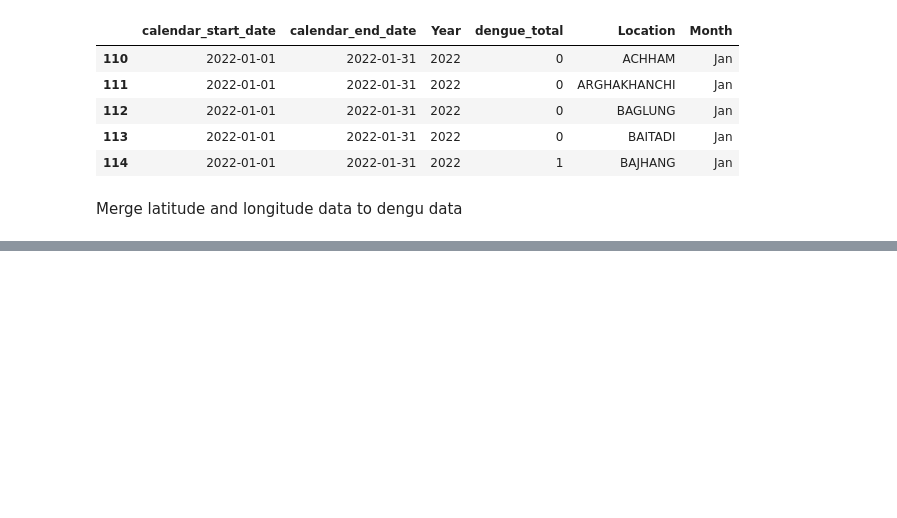
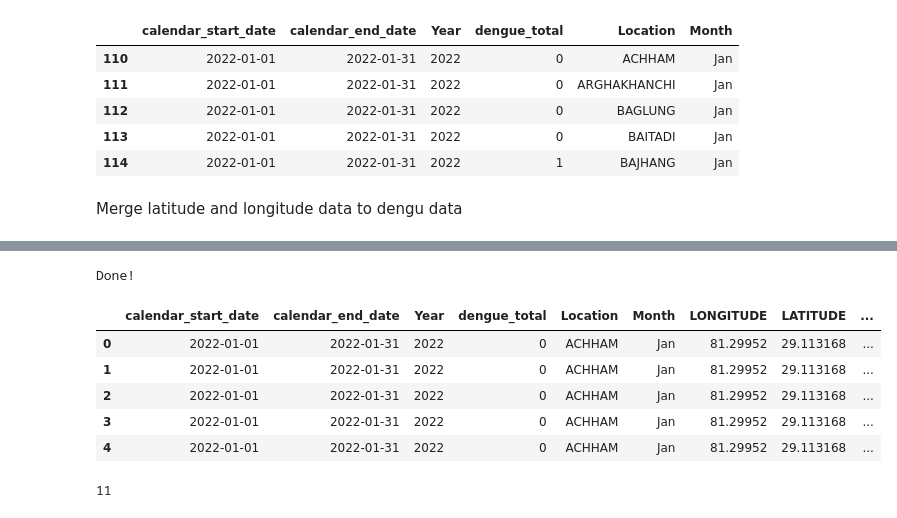
Before and after one commit to piyushshrestha55/ML_GROUP_ASSIGNMENT, a Jupyter notebook: modules/clean.ipynb, the cells around one changed output, grey strips where cells are left out. Cells and saved outputs as stored; diff of their text form; code cells hidden in the pictures; blank space fills up the shorter version.

```diff
--- a/modules/clean.ipynb
+++ b/modules/clean.ipynb
@@ -246,0 +253,14 @@ merged_df.to_csv("../datasets/merged_data.csv", index=False)
+# %%
+merged_df = merged_df.dropna(subset=["LATITUDE", "LONGITUDE"])
+
+merged_df["calendar_start_date"] = pd.to_datetime(
+    merged_df["calendar_start_date"],
+    errors="coerce"
+)
+
+merged_df["calendar_end_date"] = pd.to_datetime(
+    merged_df["calendar_end_date"],
+    errors="coerce"
+)
+
+print(merged_df[["calendar_start_date", "calendar_end_date"]].dtypes)
@@ -246,0 +336,7 @@ merged_df.to_csv("../datasets/merged_data.csv", index=False)
+# %%
+weather_data = get_weather_summary(
+    merged_df["calendar_start_date"],
+    merged_df["calendar_end_date"],
+    merged_df["LATITUDE"],
+    merged_df["LONGITUDE"]
+)
@@ -246,0 +361,22 @@ merged_df.to_csv("../datasets/merged_data.csv", index=False)
+# %%
+final_df = pd.merge(
+    merged_df,
+    weather_data,
+    left_on=[
+        "LATITUDE",
+        "LONGITUDE",
+    ],
+    right_on=["latitude", "longitude",],
+    how="left",
+)
+
+print("\nDone!")
+final_df.head()
+# %% [output]
+Done!
+|  | calendar_start_date | calendar_end_date | Year | dengue_total | Location | Month | LONGITUDE | LATITUDE | ... |
+| 0 | 2022-01-01 | 2022-01-31 | 2022 | 0 | ACHHAM | Jan | 81.29952 | 29.113168 | ... |
+| 1 | 2022-01-01 | 2022-01-31 | 2022 | 0 | ACHHAM | Jan | 81.29952 | 29.113168 | ... |
+| 2 | 2022-01-01 | 2022-01-31 | 2022 | 0 | ACHHAM | Jan | 81.29952 | 29.113168 | ... |
+| 3 | 2022-01-01 | 2022-01-31 | 2022 | 0 | ACHHAM | Jan | 81.29952 | 29.113168 | ... |
+| 4 | 2022-01-01 | 2022-01-31 | 2022 | 0 | ACHHAM | Jan | 81.29952 | 29.113168 | ... |
@@ -246,0 +385,4 @@ merged_df.to_csv("../datasets/merged_data.csv", index=False)
+# %%
+len(final_df.columns)
+# %% [output]
+11
```
Also changed, not shown: parts of 13 cells of this notebook, 3 other files.
